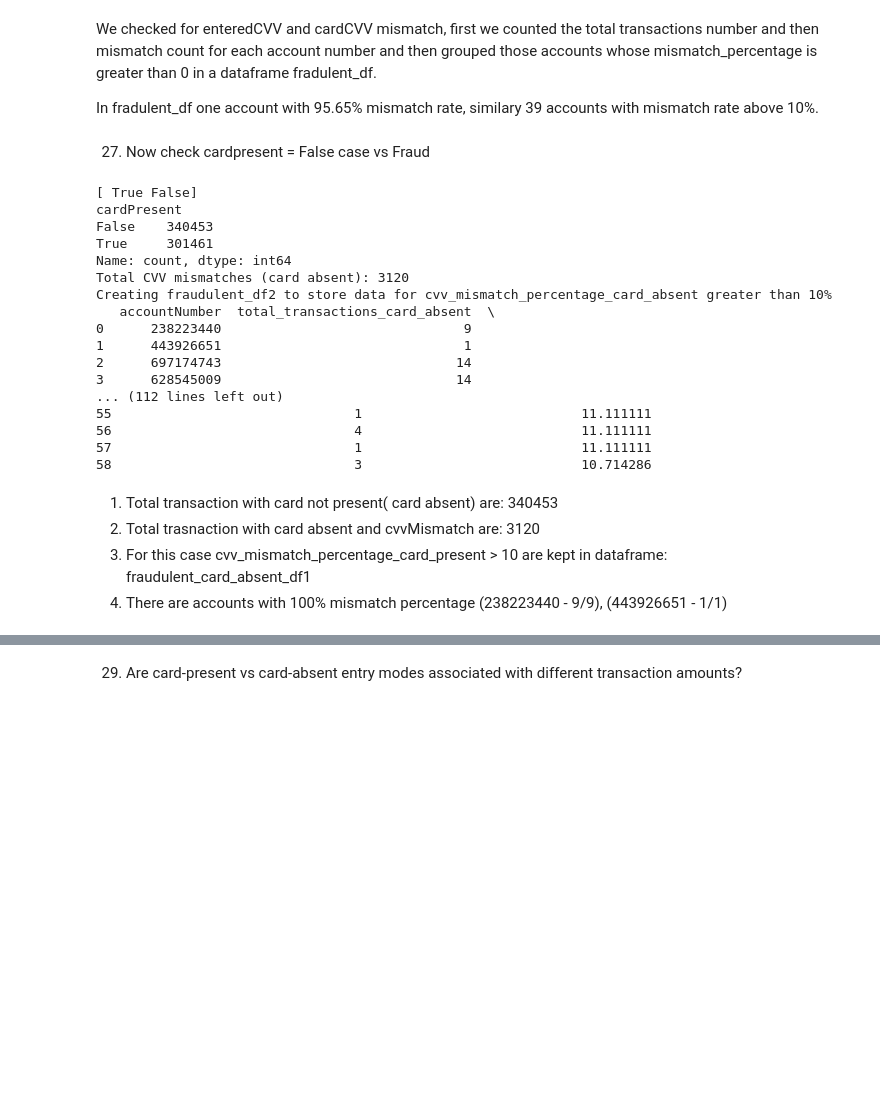
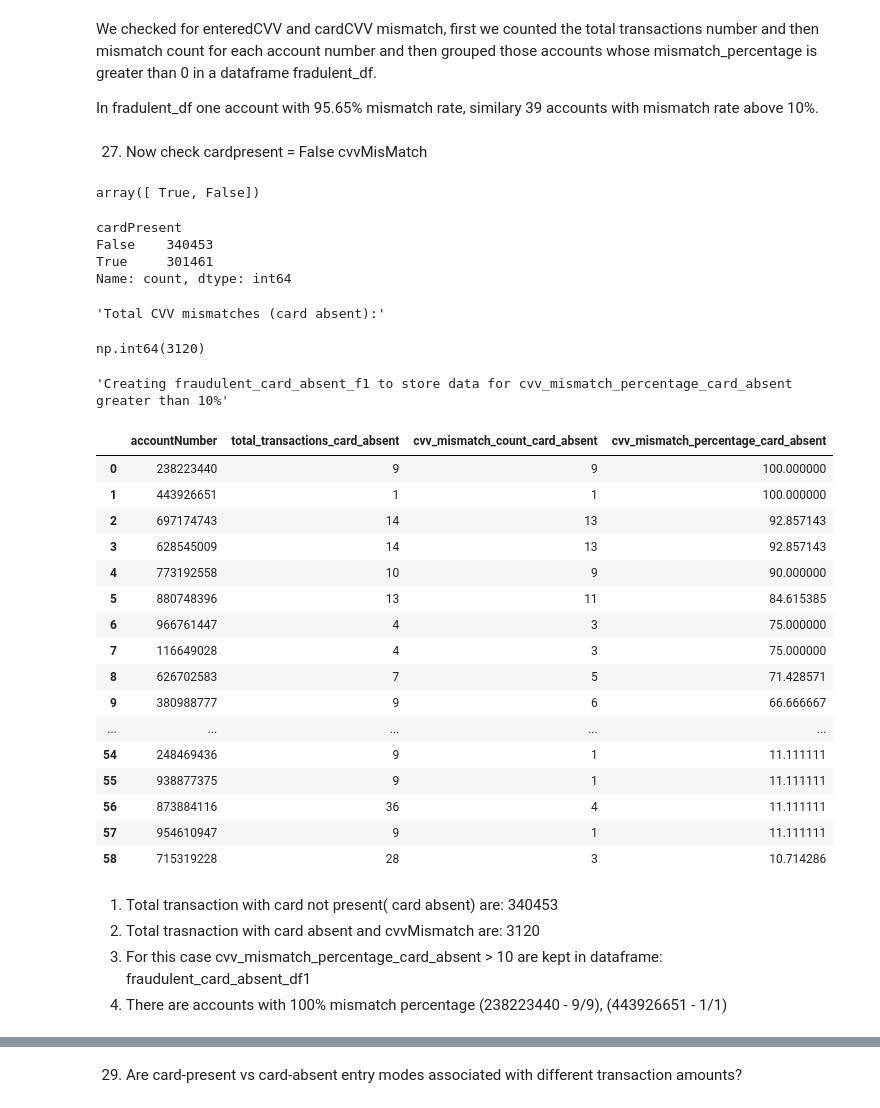
Before and after one commit to AsmitaOjha/Internship_ExtensoData_Work, a Jupyter notebook: Projects/Task_3_EDA/notebook/EDA_Questions.ipynb, the cells around one changed output, grey strips where cells are left out. Drawn from its saved outputs; the diff is of its cells as text; code cells hidden in the pictures; blank space fills up the shorter version.

```diff
--- a/Projects/Task_3_EDA/notebook/EDA_Questions.ipynb
+++ b/Projects/Task_3_EDA/notebook/EDA_Questions.ipynb
@@ -1061,11 +1063,11 @@ We checked for enteredCVV and  cardCVV mismatch, first we counted the total tran
 
 In fradulent_df one account with 95.65% mismatch rate, similary 39 accounts with mismatch rate above 10%.
 # %% [markdown]
-27. Now check cardpresent = False case vs Fraud
+27. Now check cardpresent = False cvvMisMatch
 # %%
 # Step 1: Check distinct values in 'cardPresent' column
-print(sorted_df['cardPresent'].unique())
-print(sorted_df['cardPresent'].value_counts(dropna=False))
+display(sorted_df['cardPresent'].unique())
+display(sorted_df['cardPresent'].value_counts(dropna=False))
 
 # Step 2: Filter data for card-absent transactions
 card_absent_df = sorted_df[sorted_df['cardPresent'] == False]
@@ -1079,60 +1081,73 @@ fraudulent_card_absent_df = card_absent_df.groupby('accountNumber').agg(
 # Step 4: Calculate mismatch percentage
 fraudulent_card_absent_df['cvv_mismatch_percentage_card_absent'] = (
     fraudulent_card_absent_df['cvv_mismatch_count_card_absent'] / fraudulent_card_absent_df['total_transactions_card_absent']
 ) * 100
 
 
 total_mismatches_while_card_absent = card_absent_df['cvv_mismatch'].sum()
-print("Total CVV mismatches (card absent):", total_mismatches_while_card_absent)
+display("Total CVV mismatches (card absent):", total_mismatches_while_card_absent)
 
 # Step 6: Calculate totals
 total_transactions = fraudulent_card_absent_df['total_transactions_card_absent'].sum()
 total_mismatches = fraudulent_card_absent_df['cvv_mismatch_count_card_absent'].sum()
 
 # Step 7: Calculate overall percentage
 overall_mismatch_percentage = (total_mismatches / total_transactions) * 100
+
 
 # Step 8: Create a summary row as a DataFrame
 summary_row = pd.DataFrame({
     'accountNumber': ['TOTAL'],
     'total_transactions_card_absent': [total_transactions],
     'cvv_mismatch_count_card_absent': [total_mismatches],
     'cvv_mismatch_percentage_card_absent': [overall_mismatch_percentage]
 })
 
 # Step 9: Append the summary row to the original DataFrame
 fraudulent_card_absent_df = pd.concat([fraudulent_card_absent_df, summary_row], ignore_index=True)
 
-# # Step 10: Print the final DataFrame
-# print(fraudulent_df1)
+# # Step 10:display the final DataFrame
+#display(fraudulent_df1)
 
-# print("Top 20 accounts with card absent and high cvv mismatch rate")
-# print(fraudulent_df1.sort_values(by='cvv_mismatch_percentage_card_absent', ascending=False).head(20).reset_index(drop=True))
-
-print("Creating fraudulent_df2 to store data for cvv_mismatch_percentage_card_absent greater than 10%")
+#display("Top 20 accounts with card absent and high cvv mismatch rate")
+#display(fraudulent_df1.sort_values(by='cvv_mismatch_percentage_card_absent', ascending=False).head(20).reset_index(drop=True))
+display("Creating fraudulent_card_absent_f1 to store data for cvv_mismatch_percentage_card_absent greater than 10%")
 
 fraudulent_card_absent_df1 = fraudulent_card_absent_df[fraudulent_card_absent_df['cvv_mismatch_percentage_card_absent']>10]
-print(fraudulent_card_absent_df1.sort_values(by='cvv_mismatch_percentage_card_absent',ascending=False).reset_index(drop=True))
+display(fraudulent_card_absent_df1.sort_values(by='cvv_mismatch_percentage_card_absent',ascending=False).reset_index(drop=True))
+
+
+#now check if these accounts in fraudulent_card_absent_df1 have isFraud = True or false
+#forgot, remaining to do...
+# now cardPresent = False, cvvMismatch = True, isFraud = True
 # %% [output]
-[ True False]
-cardPresent
-False    340453
-True     301461
-Name: count, dtype: int64
-Total CVV mismatches (card absent): 3120
-Creating fraudulent_df2 to store data for cvv_mismatch_percentage_card_absent greater than 10%
-   accountNumber  total_transactions_card_absent  \
-0      238223440                               9
-1      443926651                               1
-2      697174743                              14
-3      628545009                              14
-... (112 lines left out)
-55                               1                            11.111111
-56                               4                            11.111111
-57                               1                            11.111111
-58                               3                            10.714286
+array([ True, False])
+cardPresent
+False    340453
+True     301461
+Name: count, dtype: int64
+'Total CVV mismatches (card absent):'
+np.int64(3120)
+'Creating fraudulent_card_absent_f1 to store data for cvv_mismatch_percentage_card_absent greater than 10%'
+|  | accountNumber | total_transactions_card_absent | cvv_mismatch_count_card_absent | cvv_mismatch_percentage_card_absent |
+| 0 | 238223440 | 9 | 9 | 100.000000 |
+| 1 | 443926651 | 1 | 1 | 100.000000 |
+| 2 | 697174743 | 14 | 13 | 92.857143 |
+| 3 | 628545009 | 14 | 13 | 92.857143 |
+| 4 | 773192558 | 10 | 9 | 90.000000 |
+| 5 | 880748396 | 13 | 11 | 84.615385 |
+| 6 | 966761447 | 4 | 3 | 75.000000 |
+| 7 | 116649028 | 4 | 3 | 75.000000 |
+| 8 | 626702583 | 7 | 5 | 71.428571 |
+| 9 | 380988777 | 9 | 6 | 66.666667 |
+| ... | ... | ... | ... | ... |
+| 54 | 248469436 | 9 | 1 | 11.111111 |
+| 55 | 938877375 | 9 | 1 | 11.111111 |
+| 56 | 873884116 | 36 | 4 | 11.111111 |
+| 57 | 954610947 | 9 | 1 | 11.111111 |
+| 58 | 715319228 | 28 | 3 | 10.714286 |
 # %% [markdown]
 1. Total transaction with card not present( card absent) are: 340453
 2. Total trasnaction with card absent and cvvMismatch are: 3120
-3. For this case cvv_mismatch_percentage_card_present > 10 are kept in dataframe: fraudulent_card_absent_df1
+3. For this case cvv_mismatch_percentage_card_absent > 10 are kept in dataframe: fraudulent_card_absent_df1
 4. There are accounts with 100% mismatch percentage (238223440 - 9/9), (443926651 - 1/1)
```
Also changed, not shown: parts of 19 cells of this notebook, 2 other files.
